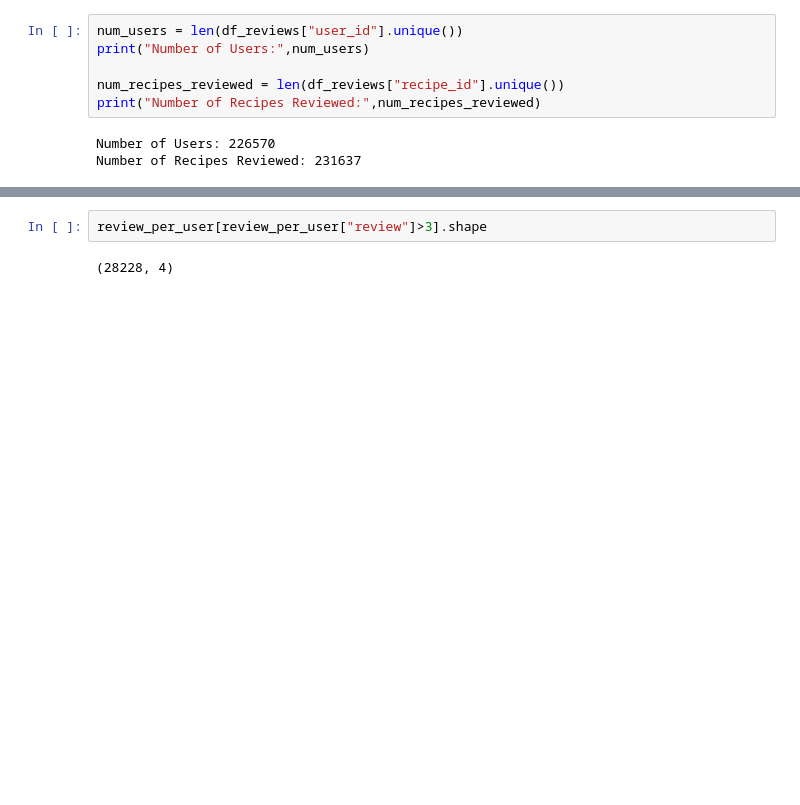
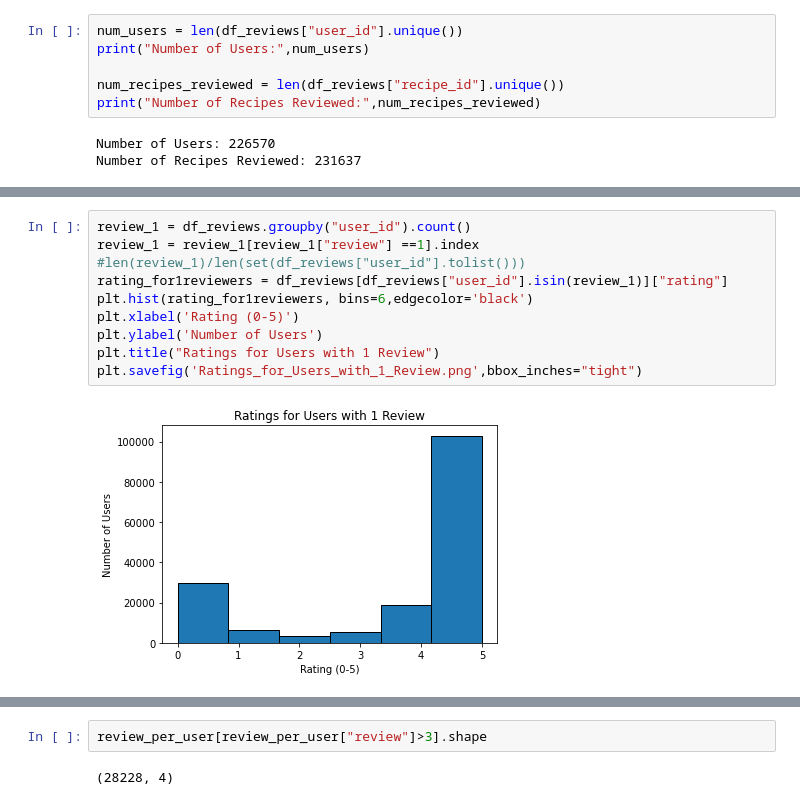
Before and after one commit to evajason/find_me_a_recipe, a Jupyter notebook: data_exploration.ipynb, the cells around one changed output, grey strips where cells are left out. Cells and saved outputs as stored; diff of their text form; blank space fills up the shorter version.

```diff
--- a/data_exploration.ipynb
+++ b/data_exploration.ipynb
@@ -51,3 +79,15 @@ plt.hist(averages["rating"])
+# %%
+review_1 = df_reviews.groupby("user_id").count()
+review_1 = review_1[review_1["review"] ==1].index
+#len(review_1)/len(set(df_reviews["user_id"].tolist()))
+rating_for1reviewers = df_reviews[df_reviews["user_id"].isin(review_1)]["rating"]
+plt.hist(rating_for1reviewers, bins=6,edgecolor='black')
+plt.xlabel('Rating (0-5)')
+plt.ylabel('Number of Users')
+plt.title("Ratings for Users with 1 Review")
+plt.savefig('Ratings_for_Users_with_1_Review.png',bbox_inches="tight")
+# %% [output]
+[figure, added]
 # %%
 review_per_user = grouped.count()
 #plt.hist(review_per_user["review"][100:])
```
Also changed, not shown: parts of 13 cells of this notebook.
